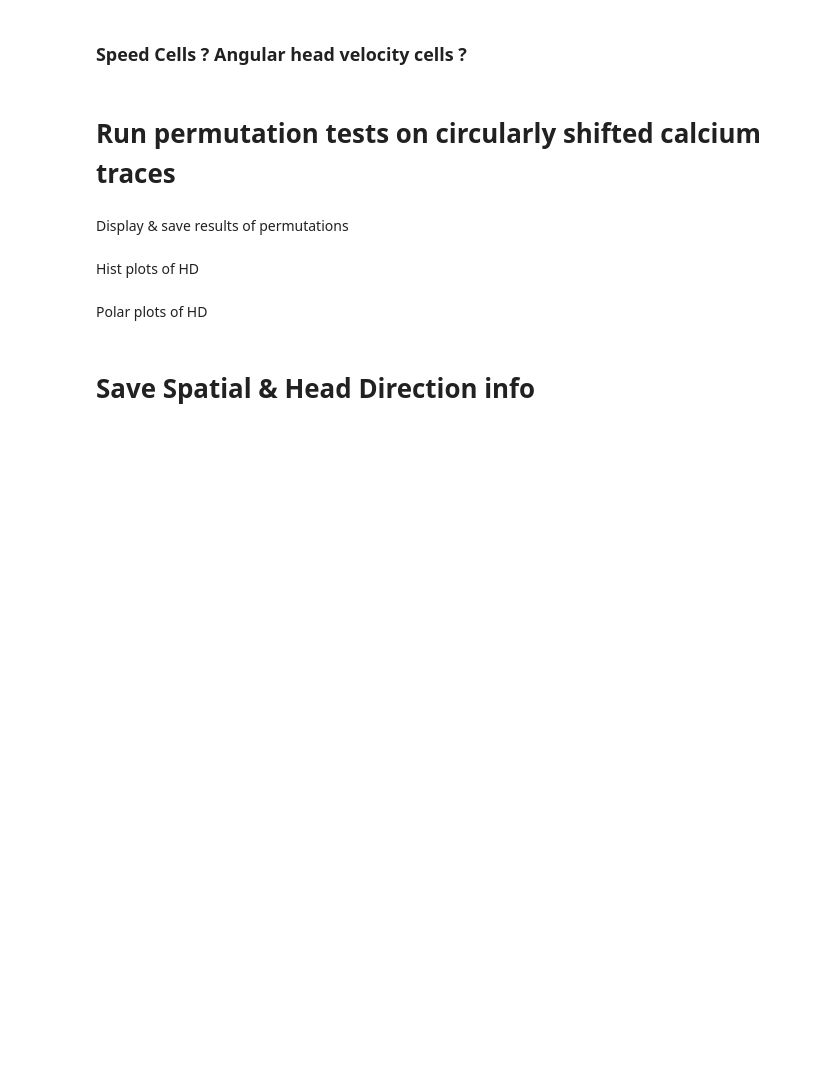
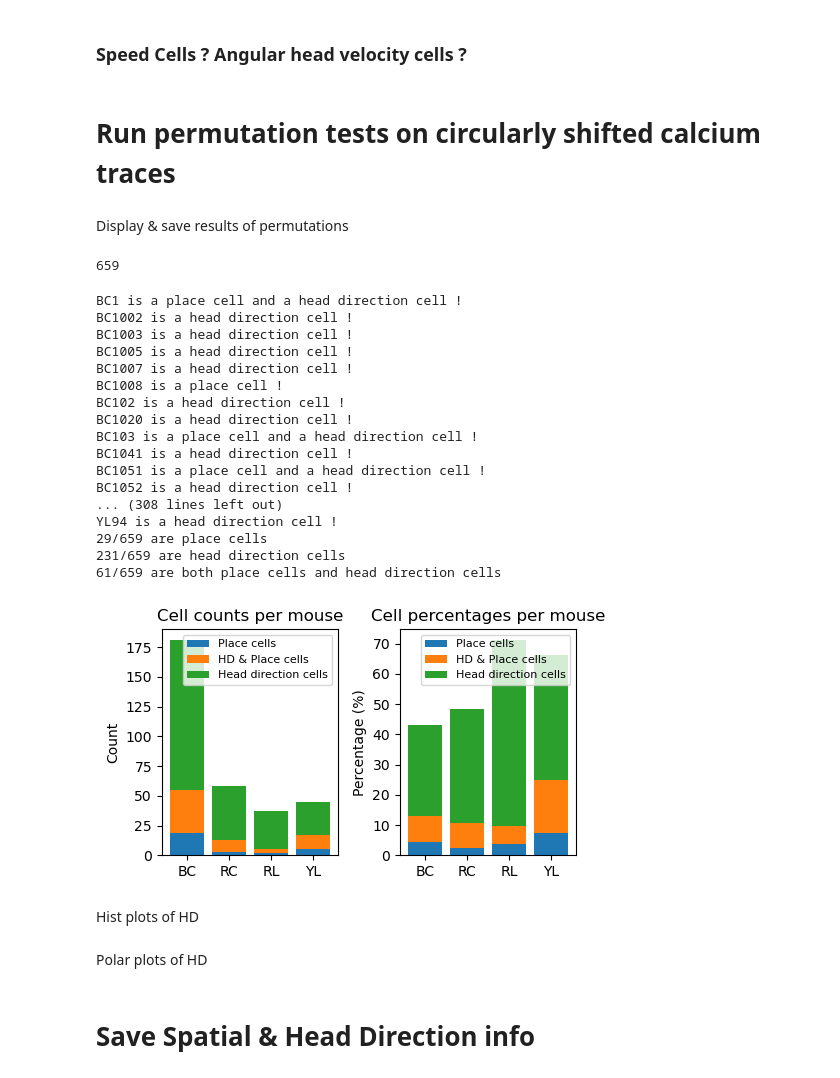
Before and after one commit to melodieborel/HayLabAnalysis, a Jupyter notebook: python/_DLC&MINI_3_detect_place&HD_cells.ipynb, the cells around one changed output. Saved outputs shown, nothing was run; the diff lists cells and outputs as text; code cells hidden in the pictures; blank space fills up the shorter version.

Commit message:
PC & HD analysis

```diff
--- a/python/_DLC&MINI_3_detect_place&HD_cells.ipynb
+++ b/python/_DLC&MINI_3_detect_place&HD_cells.ipynb
@@ -762,9 +764,9 @@ Create a Analysis folder
 FolderNameSave=str(datetime.now())[:19] # Get the current date and time
 FolderNameSave = FolderNameSave.replace(" ", "_").replace(".", "_").replace(":", "_")
 if local:
-    destination_folder= f"//10.69.168.1/crnldata/forgetting/Aurelie/MiniscopeOE_analysis/PlaceCells_experiment/Cheeseboard_{FolderNameSave}"
+    destination_folder= f"//10.69.168.1/crnldata/forgetting/Aurelie/MiniscopeOE_analysis/PlaceCells_experiment/NeuronIdentity_{FolderNameSave}"
 else:
-    destination_folder= f"/crnldata/forgetting/Aurelie/MiniscopeOE_analysis/PlaceCells_experiment/Cheeseboard_{FolderNameSave}"
+    destination_folder= f"/crnldata/forgetting/Aurelie/MiniscopeOE_analysis/PlaceCells_experiment/NeuronIdentity_{FolderNameSave}"
 os.makedirs(destination_folder)
 folder_to_save=Path(destination_folder)
 # %% [markdown]
@@ -1463,6 +1465,10 @@ with open(os.path.join(folder_to_save.parent, f"ShuffledHeadDirection.pkl"), "wb
     pickle.dump(ShuffledHeadDirection_info, f)
 # %% [markdown]
 Display & save results of permutations
+# %%
+len(ShuffledSpatial_info.keys())
+# %% [output]
+659
 # %%
 sorted_keys = sorted(ShuffledSpatial_info.keys())
 ShuffledSpatial_info = {key: ShuffledSpatial_info[key] for rank, key in enumerate(sorted_keys)}
@@ -1471,9 +1477,11 @@ nb_tot_permutation = 1000
 PlaceCellList=[]
 HeadDirectionCellList=[]
 PlaceHeadDirectionCellList=[]
+AllCellList=[]
 
 for nr in ShuffledSpatial_info.keys():
     count_higher=0
+    AllCellList.append(nr)
     for permutation_nb in range(nb_tot_permutation):
         if ShuffledSpatial_info[nr][permutation_nb]>=Spatial_info[nr]:
             count_higher+=1
@@ -1504,6 +1512,7 @@ print(f'{len(HeadDirectionCellList)}/{len(HeadDirection_info.keys())} are head d
 print(f'{len(PlaceHeadDirectionCellList)}/{len(HeadDirection_info.keys())} are both place cells and head direction cells')
 
 List={}
+List['all']=AllCellList
 List['PC&HD']=PlaceHeadDirectionCellList
 List['PC']=PlaceCellList
 List['HD']=HeadDirectionCellList
@@ -1518,35 +1527,54 @@ def clean_count(lst):# Helper function to clean names and count
 countsPC   = clean_count(PlaceCellList)
 countsHD   = clean_count(HeadDirectionCellList)
 countsPCHD = clean_count(PlaceHeadDirectionCellList)
 countsAll  = clean_count(HeadDirection_info)
 
 # Common keys and corresponding values
 keys = sorted(set(countsPC) | set(countsPCHD) | set(countsHD))
 A, B, C, D = (np.array([c.get(k, 0) for k in keys]) for c in (countsPC, countsPCHD, countsHD, countsAll))
 
 # --- Create figure with 2 subplots side by side ---
 fig, (ax1, ax2) = plt.subplots(1, 2, figsize=(5, 3), sharey=False)
 
 # --- Plot 1: Raw counts ---
 ax1.bar(keys, A, label='Place cells')
 ax1.bar(keys, B, bottom=A, label='HD & Place cells')
 ax1.bar(keys, C, bottom=A + B, label='Head direction cells')
 ax1.set_ylabel('Count')
-ax1.set_title('Cell Counts')
+ax1.set_title('Cell counts per mouse')
 ax1.legend(fontsize=8)
 
 # --- Plot 2: Percentages ---
 pctA, pctB, pctC = (100 * X / D for X in (A, B, C))
 ax2.bar(keys, pctA, label='Place cells')
 ax2.bar(keys, pctB, bottom=pctA, label='HD & Place cells')
 ax2.bar(keys, pctC, bottom=pctA + pctB, label='Head direction cells')
 ax2.set_ylabel('Percentage (%)')
-ax2.set_title('Cell Percentages')
+ax2.set_title('Cell percentages per mouse')
 ax2.legend(fontsize=8)
 
 plt.tight_layout()
 plt.savefig(f"{folder_to_save}/cell_distributions.svg", format="svg", dpi=300)
 plt.show()
+# %% [output]
+BC1 is a place cell and a head direction cell !
+BC1002 is a head direction cell !
+BC1003 is a head direction cell !
+BC1005 is a head direction cell !
+BC1007 is a head direction cell !
+BC1008 is a place cell !
+BC102 is a head direction cell !
+BC1020 is a head direction cell !
+BC103 is a place cell and a head direction cell !
+BC1041 is a head direction cell !
+BC1051 is a place cell and a head direction cell !
+BC1052 is a head direction cell !
+... (308 lines left out)
+YL94 is a head direction cell !
+29/659 are place cells
+231/659 are head direction cells
+61/659 are both place cells and head direction cells
+[figure, added]
 # %% [markdown]
 Hist plots of HD
 # %%
```
Also changed, not shown: parts of 2 cells of this notebook, 4 other files.
